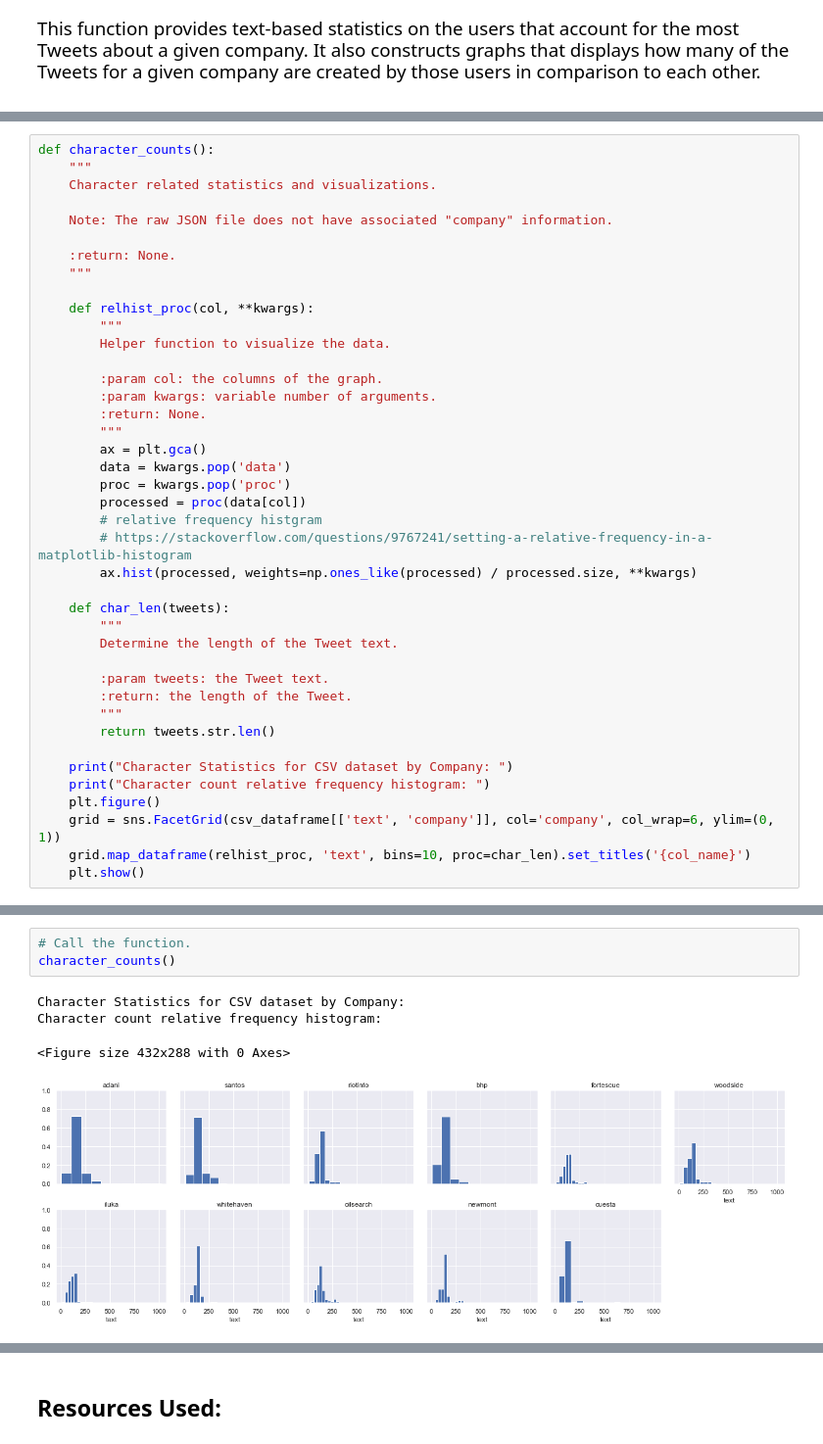
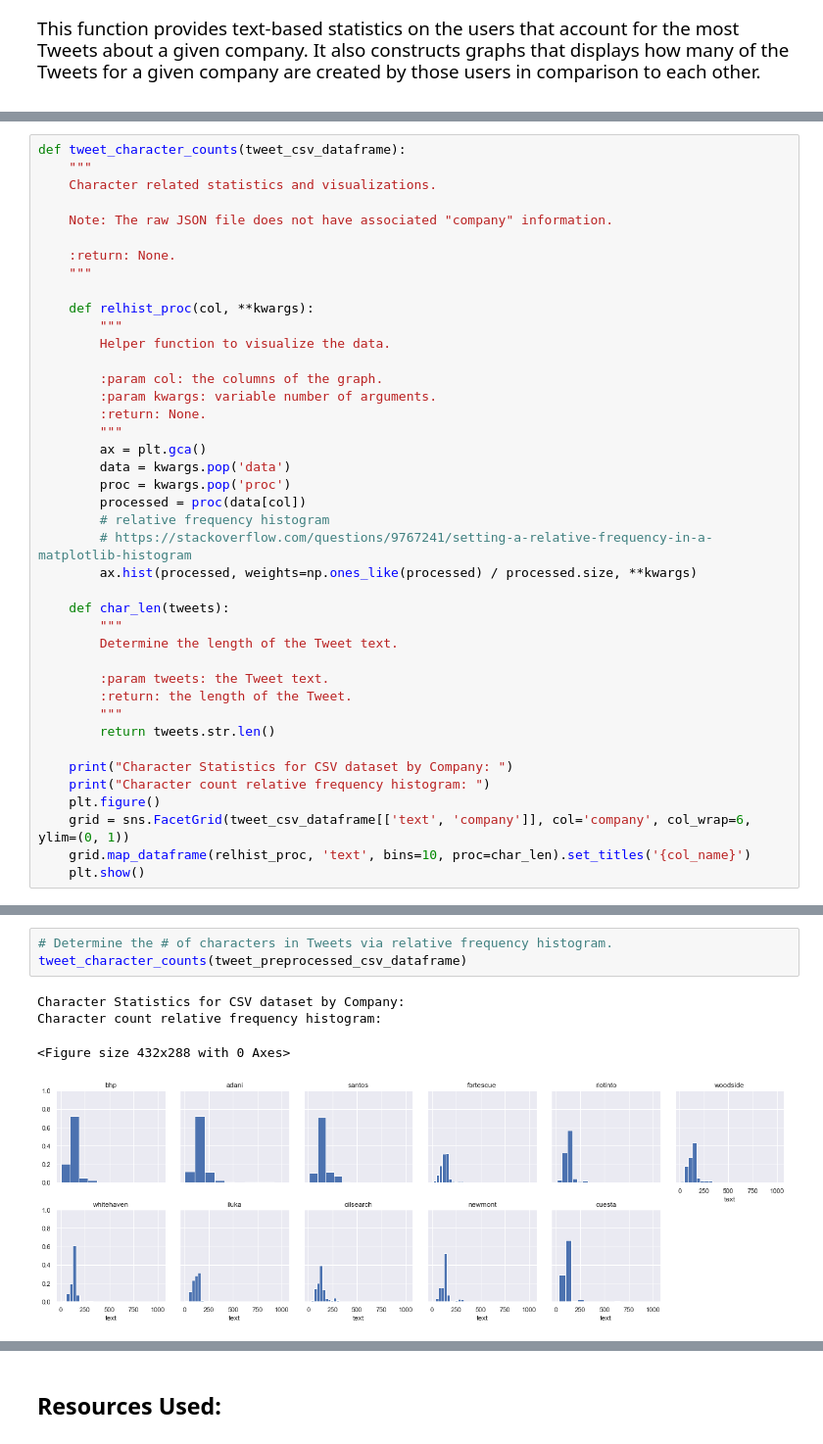
Before and after one commit to J-Jinn/Summer-Research-2019, a Jupyter notebook: jupyter-notebooks/slo-twitter-data-analysis.ipynb, the cells around one changed output, grey strips where cells are left out. Shown at 98% size. Cells and saved outputs as stored; diff of their text form.

```diff
--- a/jupyter-notebooks/slo-twitter-data-analysis.ipynb
+++ b/jupyter-notebooks/slo-twitter-data-analysis.ipynb
@@ -1243,7 +1403,7 @@ This function provides character counts for all the Tweets associated with a giv
 
 </span>
 # %%
-def character_counts():
+def tweet_character_counts(tweet_csv_dataframe):
     """
     Character related statistics and visualizations.
 
@@ -1264,7 +1424,7 @@ def character_counts():
         data = kwargs.pop('data')
         proc = kwargs.pop('proc')
         processed = proc(data[col])
-        # relative frequency histgram
+        # relative frequency histogram
         # https://stackoverflow.com/questions/9767241/setting-a-relative-frequency-in-a-matplotlib-histogram
         ax.hist(processed, weights=np.ones_like(processed) / processed.size, **kwargs)
 
@@ -1280,7 +1440,7 @@ def character_counts():
     print("Character Statistics for CSV dataset by Company: ")
     print("Character count relative frequency histogram: ")
     plt.figure()
-    grid = sns.FacetGrid(csv_dataframe[['text', 'company']], col='company', col_wrap=6, ylim=(0, 1))
+    grid = sns.FacetGrid(tweet_csv_dataframe[['text', 'company']], col='company', col_wrap=6, ylim=(0, 1))
     grid.map_dataframe(relhist_proc, 'text', bins=10, proc=char_len).set_titles('{col_name}')
     plt.show()
 # %% [markdown]
@@ -1290,13 +1450,13 @@ We cannot currently perform this analysis on the raw JSON Tweet file as it has n
 
 </span>
-# %%
-# Call the function.
-character_counts()
-# %% [output]
-Character Statistics for CSV dataset by Company:
-Character count relative frequency histogram:
-<Figure size 432x288 with 0 Axes>
-[figure, removed]
+# %%
+# Determine the # of characters in Tweets via relative frequency histogram.
+tweet_character_counts(tweet_preprocessed_csv_dataframe)
+# %% [output]
+Character Statistics for CSV dataset by Company:
+Character count relative frequency histogram:
+<Figure size 432x288 with 0 Axes>
+[figure, added]
 # %% [markdown]
 <span style="font-family:Papyrus; font-size:1.25em;">
 
```
Also changed, not shown: parts of 106 cells of this notebook, 14 other files.
